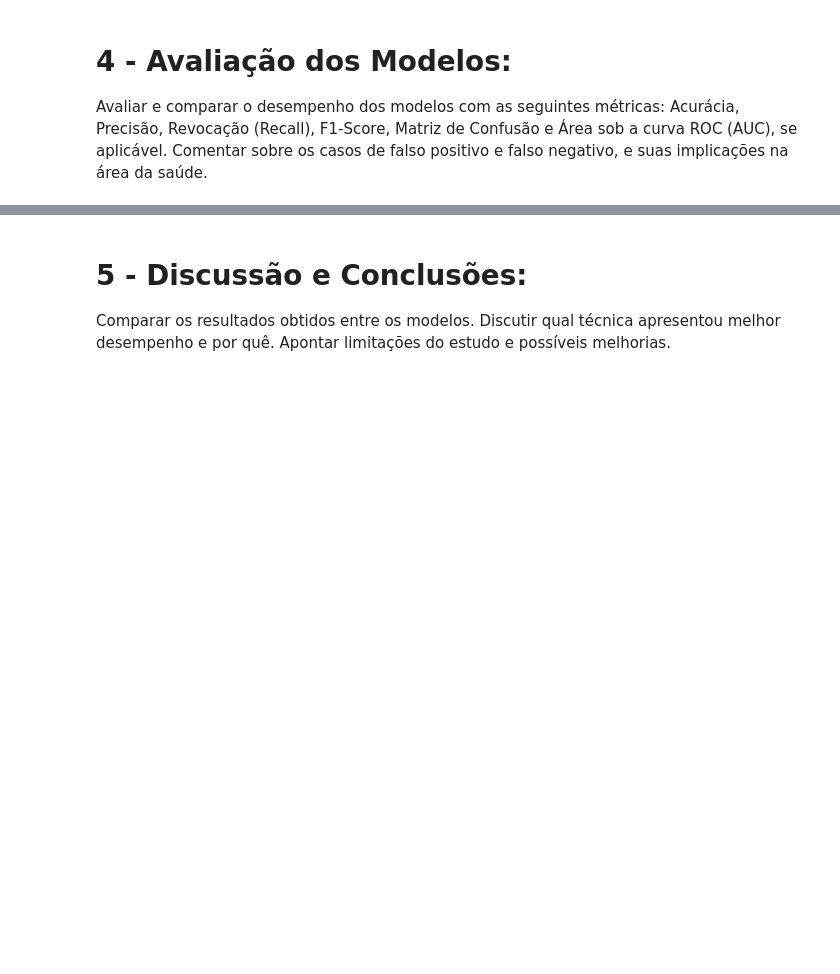
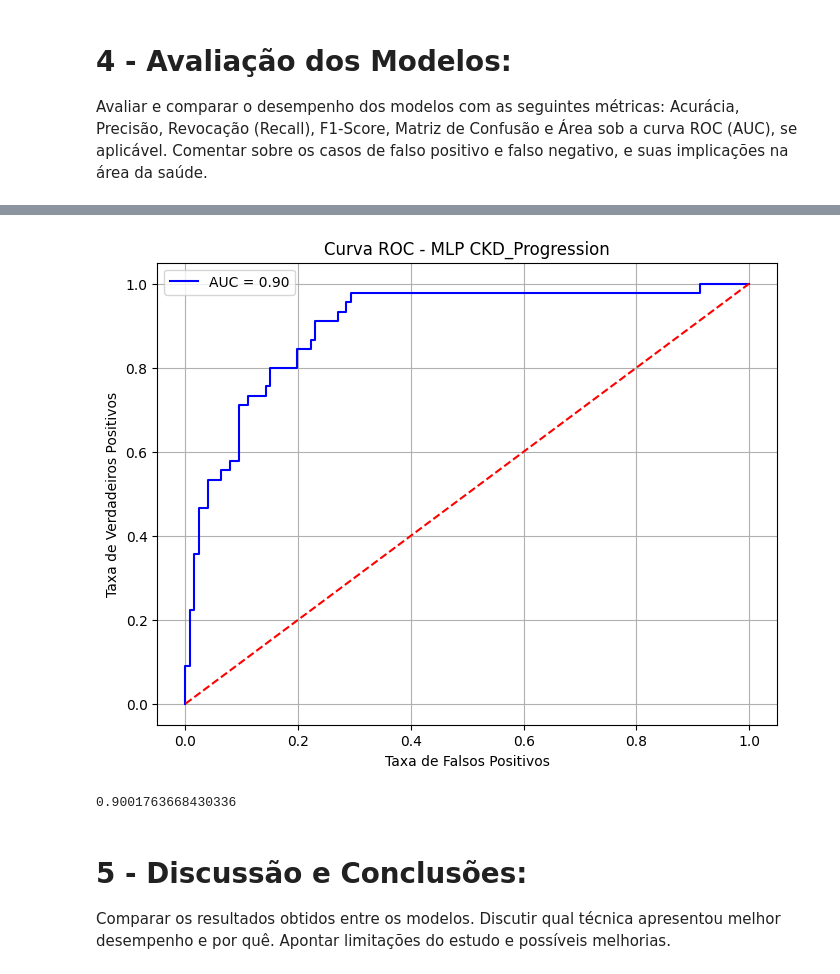
Before and after one commit to gustavoadutra/ia-trab2-ckd, a Jupyter notebook: main.ipynb, the cells around one changed output, grey strips where cells are left out. Cells and saved outputs as stored; diff of their text form; code cells hidden in the pictures; blank space fills up the shorter version.

```diff
--- a/main.ipynb
+++ b/main.ipynb
@@ -1174,3 +1141,8 @@ weighted avg       0.81      0.81      0.81       171
+# %%
+roc_curve_plot(y_test_pg_tensor, torch.tensor(y_pred_mlp_prob, dtype=torch.float32), title='Curva ROC - MLP CKD_Progression')
+# %% [output]
+[figure, added]
+0.9001763668430336
 # %% [markdown]
 # 5 - Discussão e Conclusões:
 Comparar os resultados obtidos entre os
```
Also changed, not shown: parts of 14 cells of this notebook.
